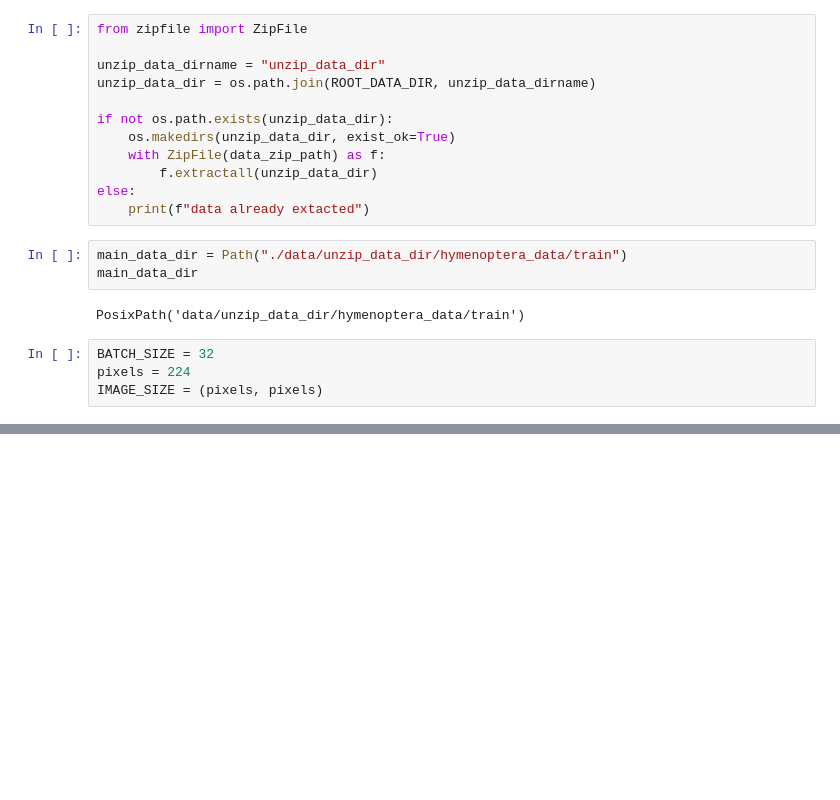
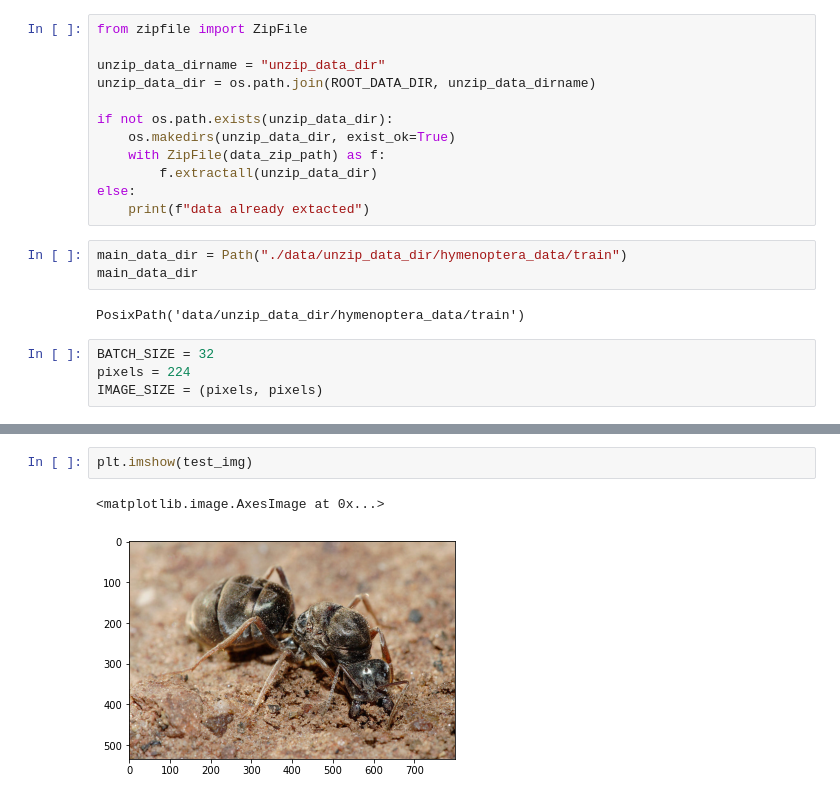
Before and after one commit to This-swapnil/VGG_16_demo, a Jupyter notebook: notebook/demo.ipynb, the cells around one changed output, grey strips where cells are left out. Saved outputs shown, nothing was run; the diff lists cells and outputs as text; blank space fills up the shorter version.

```diff
--- a/notebook/demo.ipynb
+++ b/notebook/demo.ipynb
@@ -124,0 +379,5 @@ IMAGE_SIZE = (pixels, pixels)
+# %%
+plt.imshow(test_img)
+# %% [output]
+<matplotlib.image.AxesImage at 0x...>
+[figure, added]
```
Also changed, not shown: parts of 31 cells of this notebook, 1 other file.
